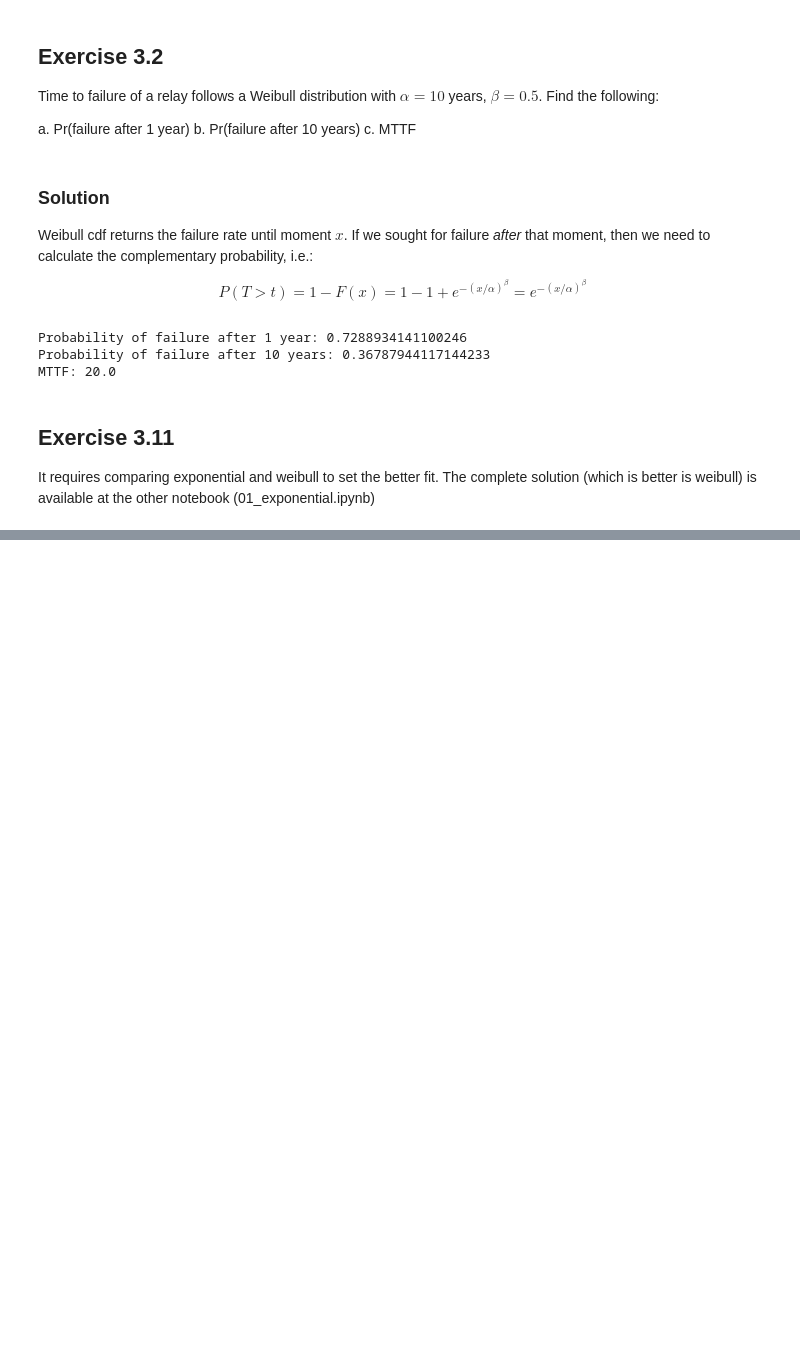
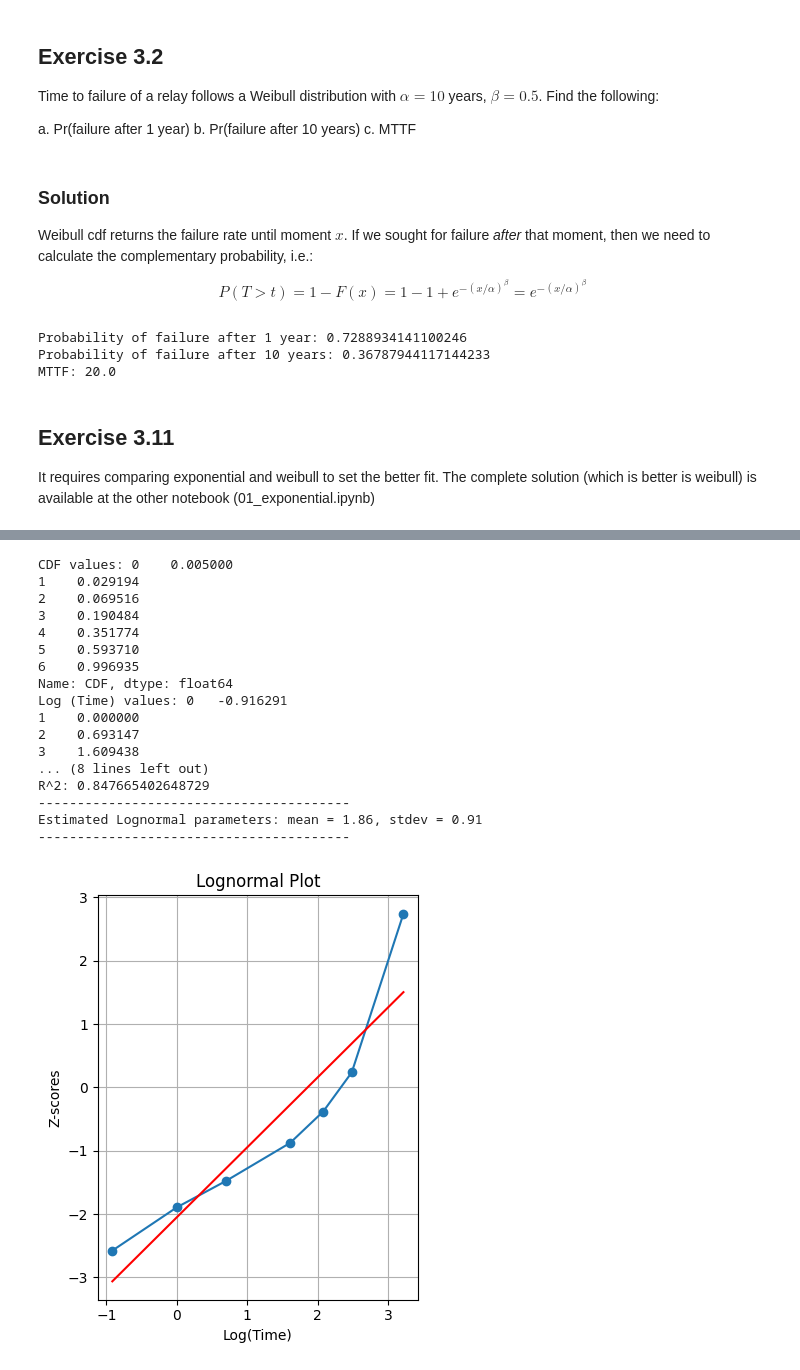
Before and after one commit to Obadowski/reliability-course-usp, a Jupyter notebook: notebooks/02_weibull.ipynb, the cells around one changed output, grey strips where cells are left out. Drawn from its saved outputs; the diff is of its cells as text; code cells hidden in the pictures; blank space fills up the shorter version.

```diff
--- a/notebooks/02_weibull.ipynb
+++ b/notebooks/02_weibull.ipynb
@@ -110,0 +245,56 @@ It requires comparing exponential and weibull to set the better fit. The complet
+# %%
+# Item d
+# Import inverse cdf of standard normal distribution
+from scipy.stats import norm
+
+# Fit to lognormal distribution
+# phi^(-1)(F(t) = 1/stdev * t_i - mean/stdev)
+cdf = data_df['CDF']
+z_scores = norm.ppf(cdf)
+print("CDF values:", data_df['CDF'])
+print("Log (Time) values:", data_df['Log(Time)'])
+print("Z-scores for the given CDF values:", z_scores)
+x = data_df['Log(Time)']
+y = z_scores
+result_lognormal = linregress(x, y)
+print(f"Slope: {result_lognormal.slope}")
+print(f"Intercept: {result_lognormal.intercept}")
+print(f"R^2: {result_lognormal.rvalue**2}")
+
+# Recalling that
+# stdev = 1 / slope
+# mean = -intercept / slope
+print(f"----------------------------------------")
+print(f"Estimated Lognormal parameters: mean = {-result_lognormal.intercept / result_lognormal.slope:.2f}, stdev = {1 / result_lognormal.slope:.2f}")
+print(f"----------------------------------------")
+
+plt.figure(figsize=(4, 5))
+plt.plot(data_df['Log(Time)'], z_scores, marker='o')
+plt.plot(data_df['Log(Time)'], result_lognormal.intercept + result_lognormal.slope * data_df['Log(Time)'], color='red', label='Fitted Line')
+plt.title('Z-scores vs Log(Time)')
+plt.xlabel('Log(Time)')
+plt.ylabel('Z-scores')
+plt.title('Lognormal Plot')
+plt.legend()
+plt.grid()
+plt.tight_layout()
+plt.show()
+# %% [output]
+CDF values: 0    0.005000
+1    0.029194
+2    0.069516
+3    0.190484
+4    0.351774
+5    0.593710
+6    0.996935
+Name: CDF, dtype: float64
+Log (Time) values: 0   -0.916291
+1    0.000000
+2    0.693147
+3    1.609438
+... (8 lines left out)
+R^2: 0.847665402648729
+----------------------------------------
+Estimated Lognormal parameters: mean = 1.86, stdev = 0.91
+----------------------------------------
+[figure, added]
```
Also changed, not shown: parts of 4 cells of this notebook.
